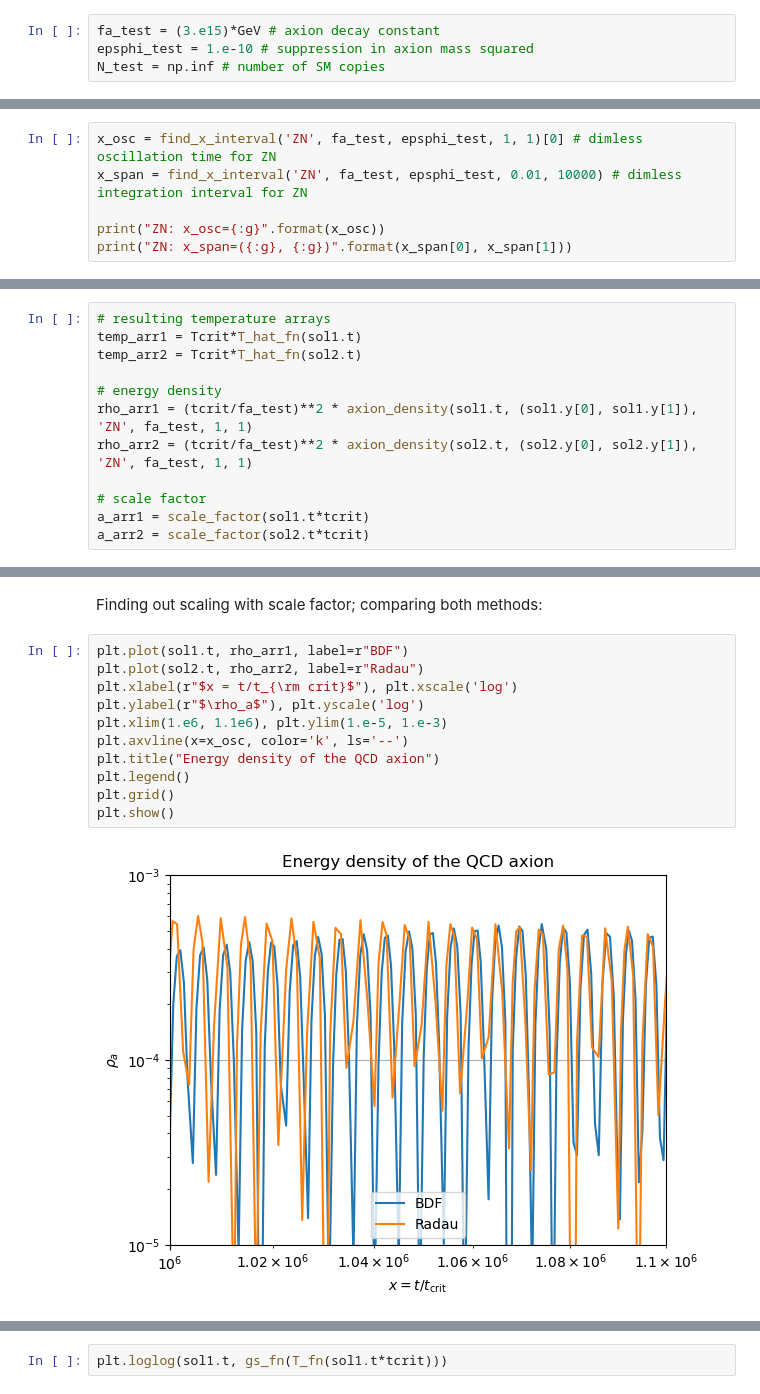
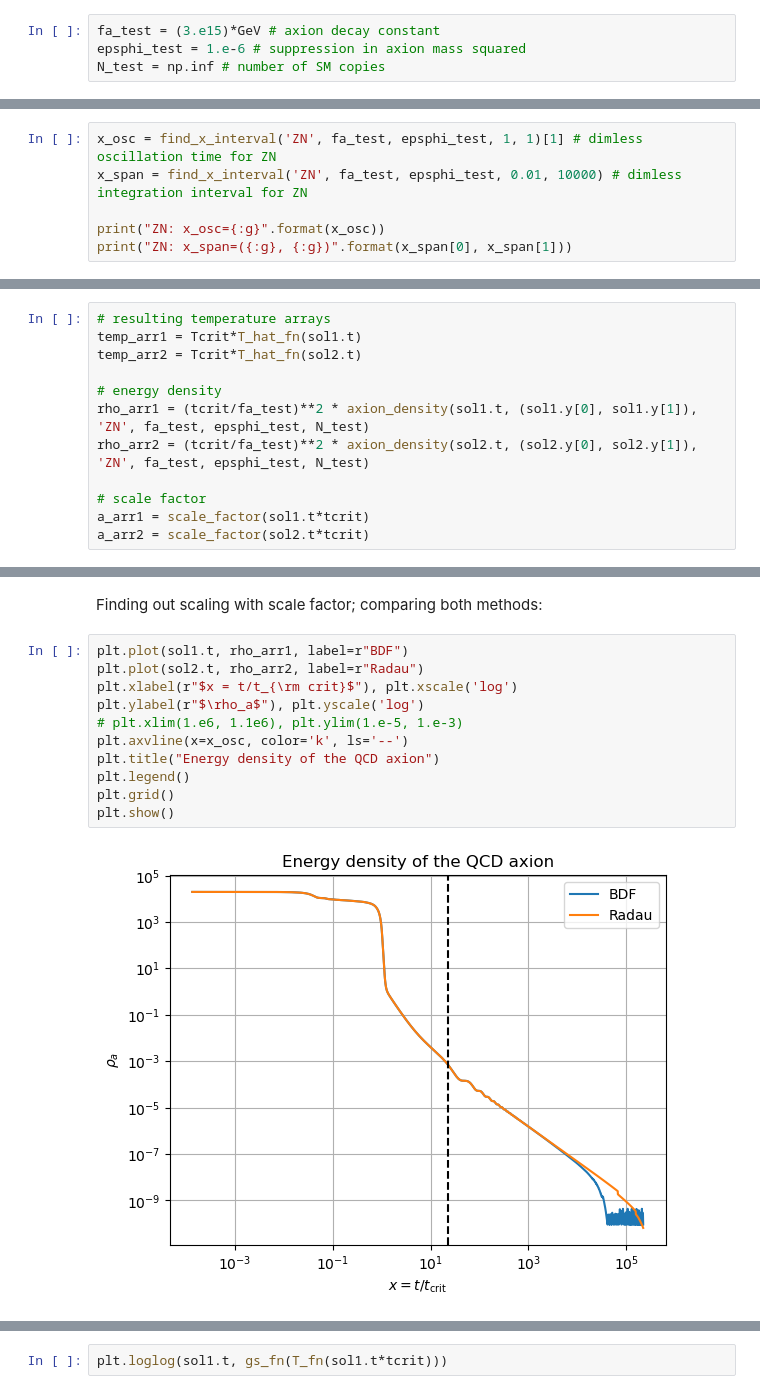
Before and after one commit to ManuelBuenAbad/axion_mcmc, a Jupyter notebook: axion_evol.ipynb, the cells around one changed output, grey strips where cells are left out. Drawn from its saved outputs; the diff is of its cells as text.

```diff
--- a/axion_evol.ipynb
+++ b/axion_evol.ipynb
@@ -1868,12 +1904,12 @@ Clearing definitions
 Defining the parameters:
 # %%
 fa_test = (3.e15)*GeV # axion decay constant
-epsphi_test = 1.e-10 # suppression in axion mass squared
+epsphi_test = 1.e-6 # suppression in axion mass squared
 N_test = np.inf # number of SM copies
 # %% [markdown]
 Integration interval
 # %%
-x_osc = find_x_interval('ZN', fa_test, epsphi_test, 1, 1)[0] # dimless oscillation time for ZN
+x_osc = find_x_interval('ZN', fa_test, epsphi_test, 1, 1)[1] # dimless oscillation time for ZN
 x_span = find_x_interval('ZN', fa_test, epsphi_test, 0.01, 10000) # dimless integration interval for ZN
 
 print("ZN: x_osc={:g}".format(x_osc))
@@ -1903,8 +1939,8 @@ temp_arr1 = Tcrit*T_hat_fn(sol1.t)
 temp_arr2 = Tcrit*T_hat_fn(sol2.t)
 
 # energy density
-rho_arr1 = (tcrit/fa_test)**2 * axion_density(sol1.t, (sol1.y[0], sol1.y[1]), 'ZN', fa_test, 1, 1)
-rho_arr2 = (tcrit/fa_test)**2 * axion_density(sol2.t, (sol2.y[0], sol2.y[1]), 'ZN', fa_test, 1, 1)
+rho_arr1 = (tcrit/fa_test)**2 * axion_density(sol1.t, (sol1.y[0], sol1.y[1]), 'ZN', fa_test, epsphi_test, N_test)
+rho_arr2 = (tcrit/fa_test)**2 * axion_density(sol2.t, (sol2.y[0], sol2.y[1]), 'ZN', fa_test, epsphi_test, N_test)
 
 # scale factor
 a_arr1 = scale_factor(sol1.t*tcrit)
@@ -1968,16 +2004,16 @@ Finding out scaling with scale factor; comparing both methods:
 # %%
 plt.plot(sol1.t, rho_arr1, label=r"BDF")
 plt.plot(sol2.t, rho_arr2, label=r"Radau")
 plt.xlabel(r"$x = t/t_{\rm crit}$"), plt.xscale('log')
 plt.ylabel(r"$\rho_a$"), plt.yscale('log')
-plt.xlim(1.e6, 1.1e6), plt.ylim(1.e-5, 1.e-3)
+# plt.xlim(1.e6, 1.1e6), plt.ylim(1.e-5, 1.e-3)
 plt.axvline(x=x_osc, color='k', ls='--')
 plt.title("Energy density of the QCD axion")
 plt.legend()
 plt.grid()
 plt.show()
 # %% [output]
-[figure, old version]
+[figure, new version]
 # %%
 # as a function of t
 # plt.plot(sol1.t, (rho_arr1/ rho_arr1[-1])*(sol1.t/sol1.t[-1])**(3/2), label=r"BDF")
```
Also changed, not shown: parts of 40 cells of this notebook.
